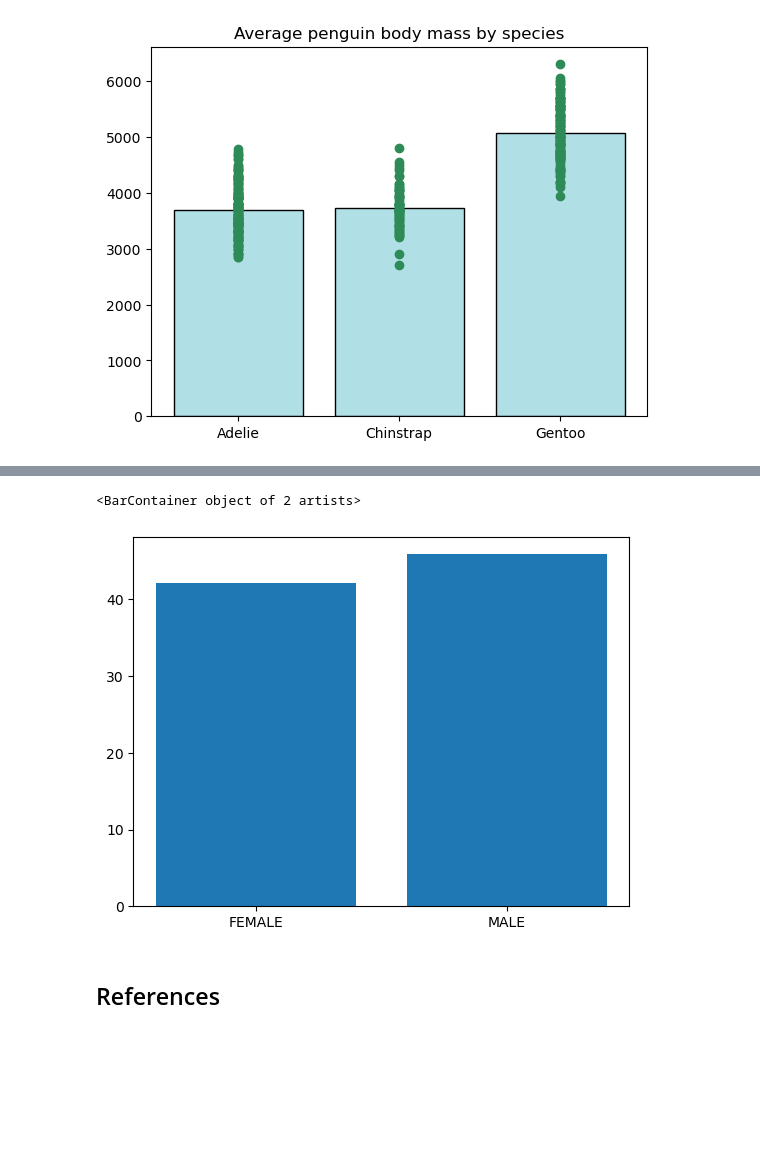
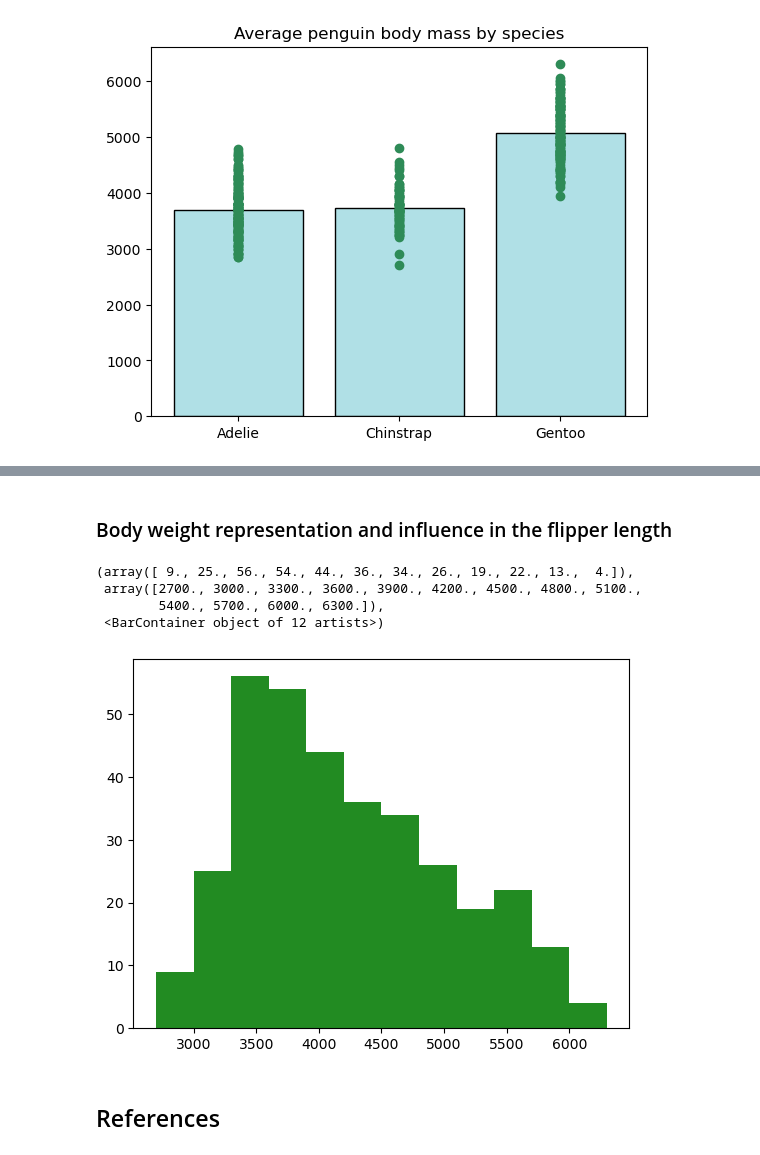
Before and after one commit to RobAstur/Principles-of-data-analytics-, a Jupyter notebook: penguins.ipynb, the cells around one changed output, grey strips where cells are left out. Drawn from its saved outputs; the diff is of its cells as text; code cells hidden in the pictures; blank space fills up the shorter version.

```diff
--- a/penguins.ipynb
+++ b/penguins.ipynb
@@ -154,9 +149,14 @@ plt.hist(flipper_length, bins= 10, color = "purple")
-# %%
-xd = df[['sex', 'bill_length_mm']].groupby('sex').mean().reset_index()
-plt.bar(xd['sex'], xd['bill_length_mm'])
-# %% [output]
-<BarContainer object of 2 artists>
-[figure, removed]
+# %% [markdown]
+### Body weight representation and influence in the flipper length
+# %%
+# This histagram shows the number of penguins per body mass. We can see that the majority of penguins falls between apporx 3200 and 4700.
+plt.hist(body_mass, bins= 12, color = "forestgreen")
+# %% [output]
+(array([ 9., 25., 56., 54., 44., 36., 34., 26., 19., 22., 13.,  4.]),
+ array([2700., 3000., 3300., 3600., 3900., 4200., 4500., 4800., 5100.,
+        5400., 5700., 6000., 6300.]),
+ <BarContainer object of 12 artists>)
+[figure, added]
 # %% [markdown]
 ## References
 # %%
```
Also changed, not shown: parts of 21 cells of this notebook.
